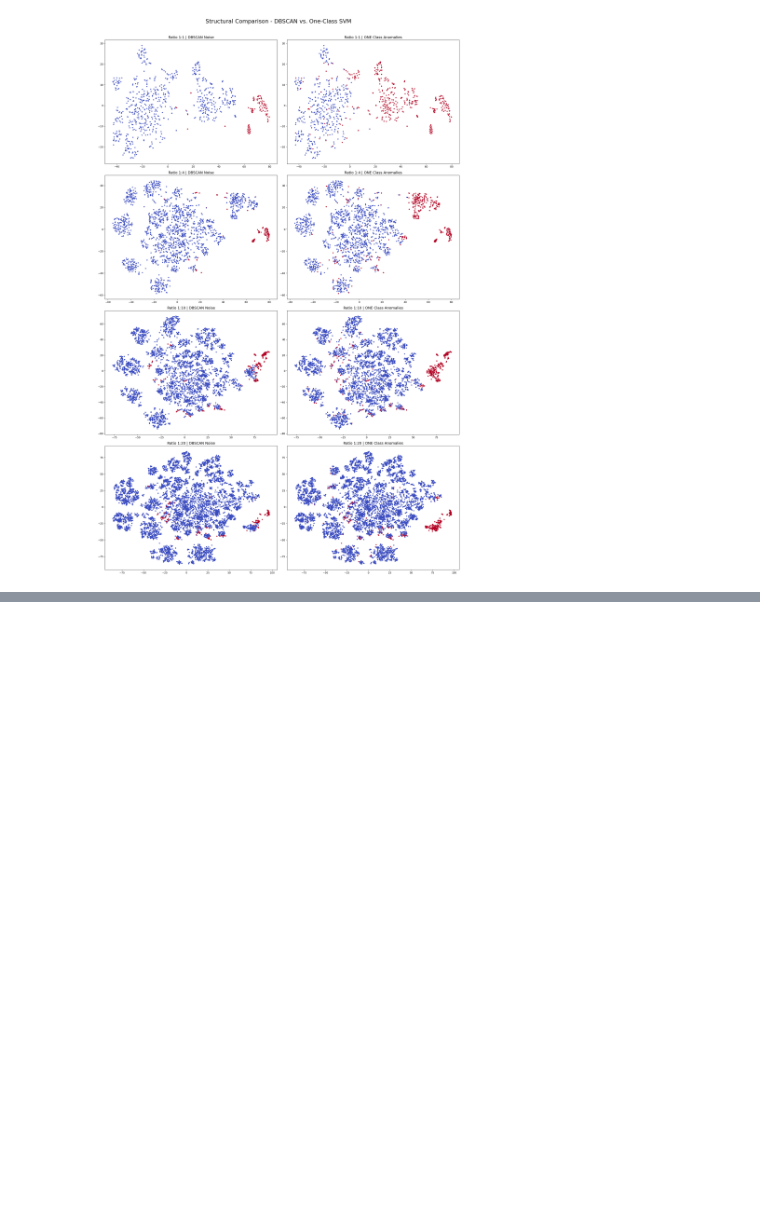
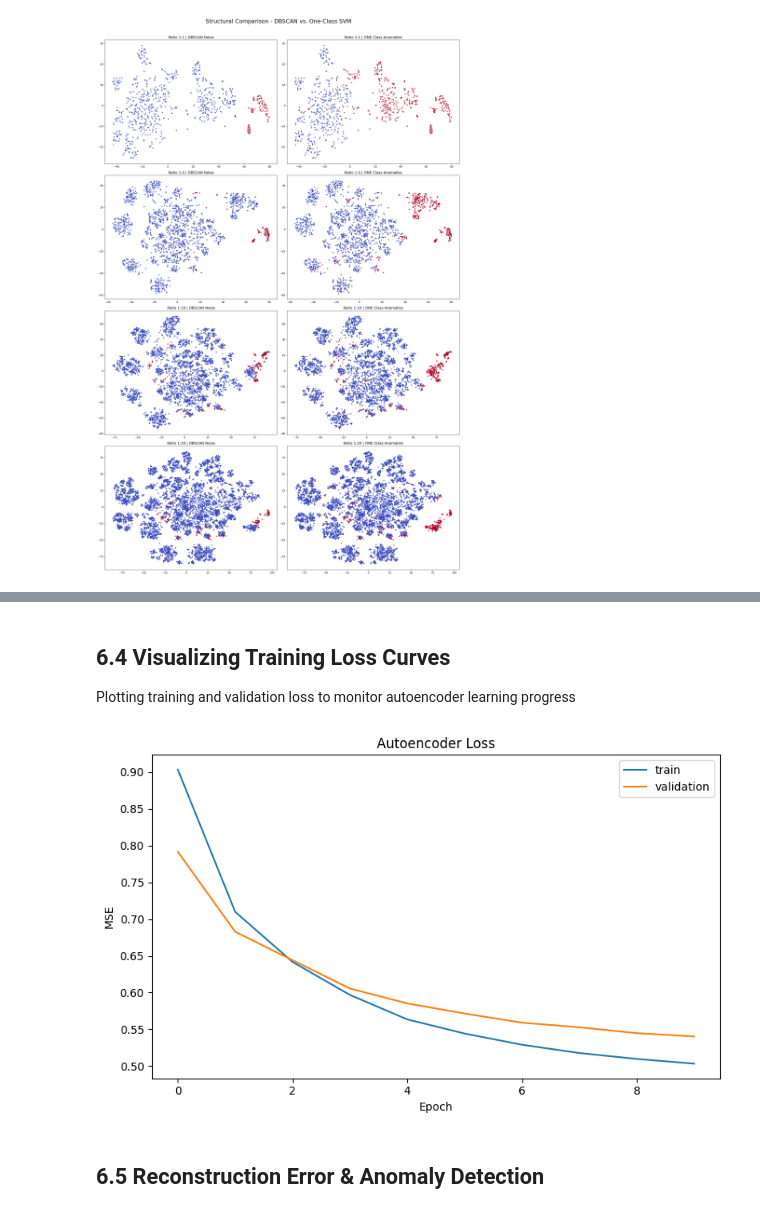
Before and after one commit to 3bd005/Credit-Card-Fraud-Detection, a Jupyter notebook: Fraud_detection.ipynb, the cells around one changed output, grey strips where cells are left out. Drawn from its saved outputs; the diff is of its cells as text; code cells hidden in the pictures; blank space fills up the shorter version.

```diff
--- a/pro.ipynb
+++ b/Fraud_detection.ipynb
@@ -578,0 +712,15 @@ plt.show()
+# %%
+X_normal = X[y == 0].values
+X_fraud = X[y == 1].values
+
+n_train = int(0.8 * len(X_normal))
+X_ae_train_raw = X_normal[:n_train]
+X_ae_val_raw   = X_normal[n_train:]
+
+scaler = StandardScaler()
+X_ae_train = scaler.fit_transform(X_ae_train_raw)  # fit only on train normals
+X_ae_val   = scaler.transform(X_ae_val_raw)
+X_fraud_scaled = scaler.transform(X_fraud)
+
+X_eval = np.vstack([X_ae_val, X_fraud_scaled])
+y_eval = np.concatenate([np.zeros(len(X_ae_val)), np.ones(len(X_fraud_scaled))])
@@ -578,0 +732,12 @@ plt.show()
+# %%
+input_dim = X_ae_train.shape[1]
+
+inputs = Input(shape=(input_dim,))
+h = Dense(16, activation='relu')(inputs)
+h = Dense(8,  activation='relu')(h)
+h = Dense(16, activation='relu')(h)
+outputs = Dense(input_dim, activation='linear')(h)
+
+autoencoder = Model(inputs, outputs)
+autoencoder.compile(optimizer='adam', loss='mse', metrics=['mae'])
+autoencoder.summary()
@@ -578,0 +765,6 @@ plt.show()
+# %%
+history = autoencoder.fit(
+    X_ae_train, X_ae_train,
+    validation_data=(X_ae_val, X_ae_val),
+    epochs=10, batch_size=1000, verbose=2
+)
@@ -578,0 +792,16 @@ plt.show()
+# %% [markdown]
+## 6.4 Visualizing Training Loss Curves
+Plotting training and validation loss to monitor autoencoder learning progress
+# %%
+plt.figure(figsize=(8, 5))
+plt.plot(history.history['loss'],     label='train')
+plt.plot(history.history['val_loss'], label='validation')
+plt.title('Autoencoder Loss')
+plt.xlabel('Epoch'); plt.ylabel('MSE')
+plt.legend()
+plt.tight_layout()
+plt.show()
+# %% [output]
+[figure, added]
+# %% [markdown]
+## 6.5 Reconstruction Error & Anomaly Detection
```
Also changed, not shown: parts of 33 cells of this notebook.
